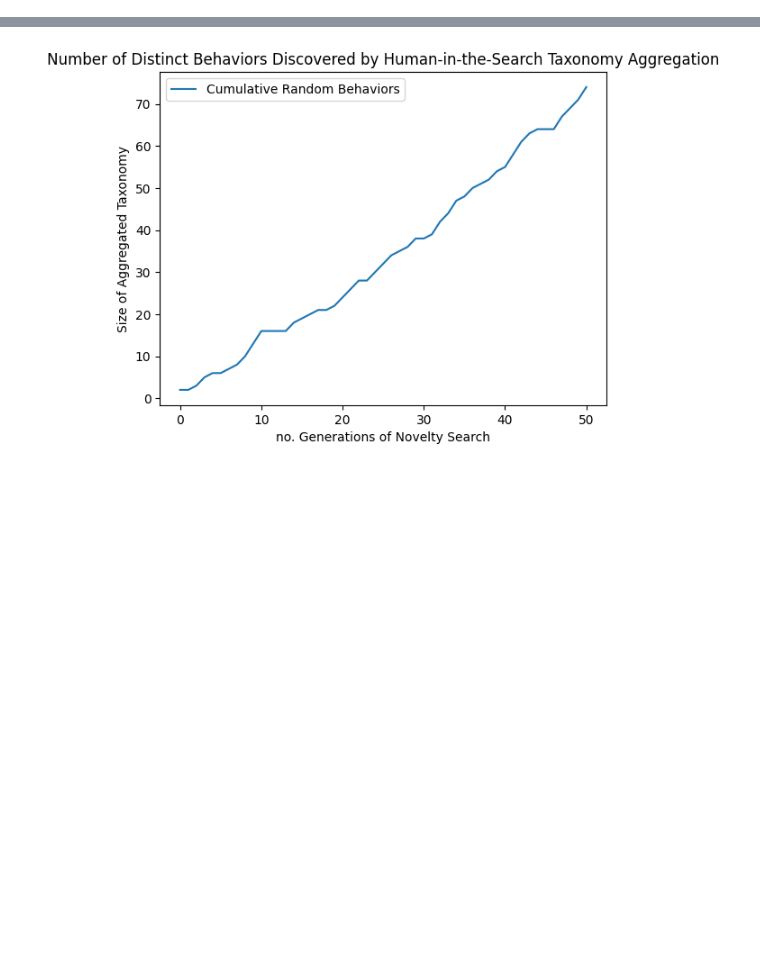
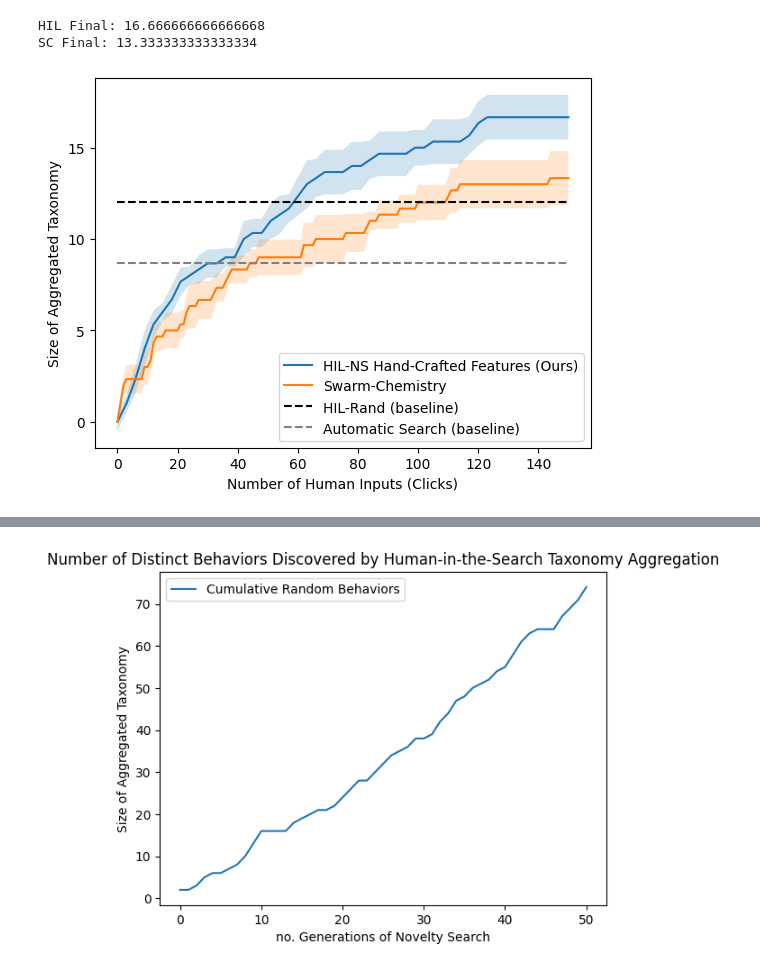
Before and after one commit to Connor-Mattson/SwarmBehaviorDiscovery, a Jupyter notebook: src/z-experiments/MRS-notebooks/06-22-23-Q11.ipynb, the cells around one changed output, grey strips where cells are left out. Drawn from its saved outputs; the diff is of its cells as text; code cells hidden in the pictures; blank space fills up the shorter version.

```diff
--- a/src/z-experiments/MRS-notebooks/06-22-23-Q11.ipynb
+++ b/src/z-experiments/MRS-notebooks/06-22-23-Q11.ipynb
@@ -99,0 +111,46 @@ plt.show()
+# %%
+import matplotlib.pyplot as plt
+
+x = [i for i in range(0, 151, 3)]
+x_2 = [i for i in range(0, 151, 1)]
+y_HIL_0 = [0, 1, 3, 5, 5, 6, 6, 7, 8, 9, 9, 9, 9, 9, 11, 11, 11, 12, 12, 12, 13, 14, 14, 14, 14, 14, 15, 15, 15, 15, 15, 15, 15, 15, 15, 15, 15, 15, 15, 15, 15, 15, 15, 15, 15, 15, 15, 15, 15, 15, 15]
+y_HIL_1 = [0, 1, 2, 4, 6, 6, 7, 8, 8, 8, 9, 9, 9, 9, 10, 10, 10, 11, 12, 12, 13, 14, 14, 15, 15, 15, 15, 15, 15, 16, 16, 16, 16, 16, 16, 17, 17, 17, 17, 17] + ([18] * 11)
+y_HIL_2 = [0, 1, 2, 3, 5, 6, 7, 8, 8, 8, 8, 8, 9, 9, 9, 10, 10, 10, 10, 11, 11, 11] + ([12] * 6) + ([13] * 5) + ([14] * 6) + [15, 16] + ([17] * 10)
+
+y_HIL_All = np.concatenate((np.expand_dims(np.array(y_HIL_0), axis=0), np.expand_dims(np.array(y_HIL_1), axis=0), np.expand_dims(np.array(y_HIL_2), axis=0)))
+y_HIL_Avg = np.average(y_HIL_All, axis=0)
+y_HIL_Err = 1.0 * ((np.std(y_HIL_All, axis=0) / np.sqrt(3)) + 0.5)
+print(f"HIL Final: {y_HIL_Avg[-1]}")
+
+y_SC_0 = [0, 1, 2, 3, 3, 3, 3, 3, 3, 4, 4, 4, 5, 5, 5, 5, 5, 5, 5, 5, 5, 5, 5, 6, 6, 6, 6, 6, 6, 6, 6, 6, 7, 7, 7, 7, 8, 8, 8, 8, 8, 8, 8, 8, 9, 9, 9, 9, 9, 9, 9, 9, 9, 9, 9, 9, 9, 9, 9, 9, 9, 9, 10, 10, 10, 10] + ([11] * 21) + ([12] * 13) + ([13] * 11) + ([14] * 33) + ([15] * 7)
+y_SC_1 = [0, 1] + ([2] * 9) + [3] + ([4] * 9) + ([5] * 6) + ([6] * 6) + ([7] * 4) + ([8] * 39) + ([9] * 7) + [10] + ([11] * 67)
+y_SC_2 = [0, 1] + ([2] * 7) + ([3] * 3) + ([4] * 1) + ([5] * 3) + ([6] * 7) + ([7] * 1) + ([8] * 14) + ([9] * 9) + ([10] * 15) + ([11] * 32) + ([12] * 16) + ([13] * 4) + ([14] * 37)
+
+y_SC_All = np.concatenate((np.expand_dims(np.array(y_SC_0), axis=0), np.expand_dims(np.array(y_SC_1), axis=0), np.expand_dims(np.array(y_SC_2), axis=0)))
+y_SC_Avg = np.average(y_SC_All, axis=0)
+y_SC_Err = 1.0 * ((np.std(y_SC_All , axis=0) / np.sqrt(3)) + 0.5)
+print(f"SC Final: {y_SC_Avg[-1]}")
+
+y_3 = [8.67 for i in range(0, 51, 1)]
+y_4 = [12 for i in range(0, 51, 1)]
+
+plt.locator_params(axis="both", integer=True, tight=True)
+plt.xlabel("Number of Human Inputs (Clicks)")
+plt.ylabel("Size of Aggregated Taxonomy")
+# plt.title("Number of Distinct Behaviors Discovered by HIL-NS and Swarm Chemistry")
+plt.plot(x, y_HIL_Avg, label="HIL-NS Hand-Crafted Features (Ours)")
+plt.fill_between(x, y_HIL_Avg - y_HIL_Err, y_HIL_Avg + y_HIL_Err, alpha=0.2)
+
+plt.plot(x_2, y_SC_Avg, label="Swarm-Chemistry")
+plt.fill_between(x_2, y_SC_Avg - y_SC_Err, y_SC_Avg + y_SC_Err, alpha=0.2)
+
+# plt.plot(x, y_2, label="Type-Aware Latent Embedding")
+plt.plot(x, y_4, 'k--', label="HIL-Rand (baseline)")
+plt.plot(x, y_3, '--', color="grey", label="Automatic Search (baseline)")
+
+plt.legend()
+plt.show()
+# %% [output]
+HIL Final: 16.666666666666668
+SC Final: 13.333333333333334
+[figure, added]
```
Also changed, not shown: parts of 5 cells of this notebook, 4 other files.
